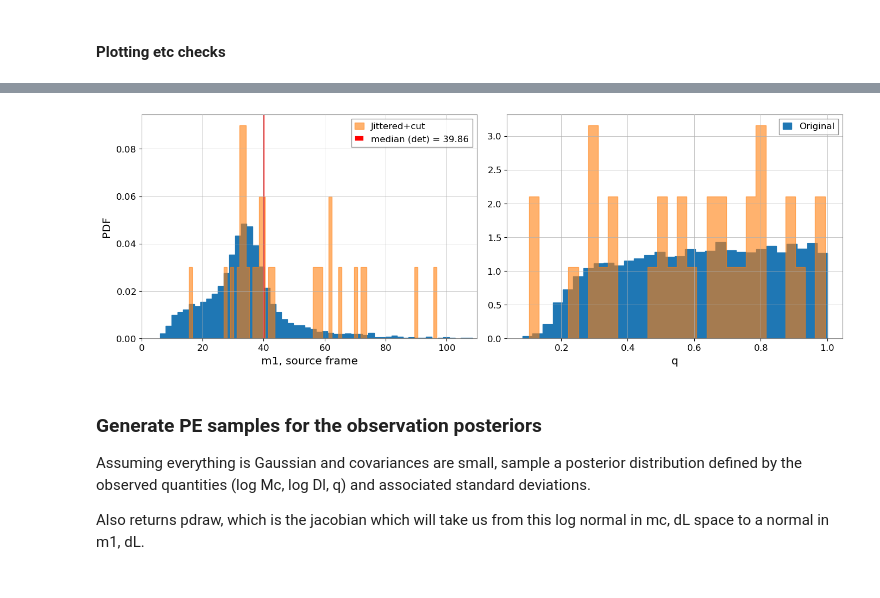
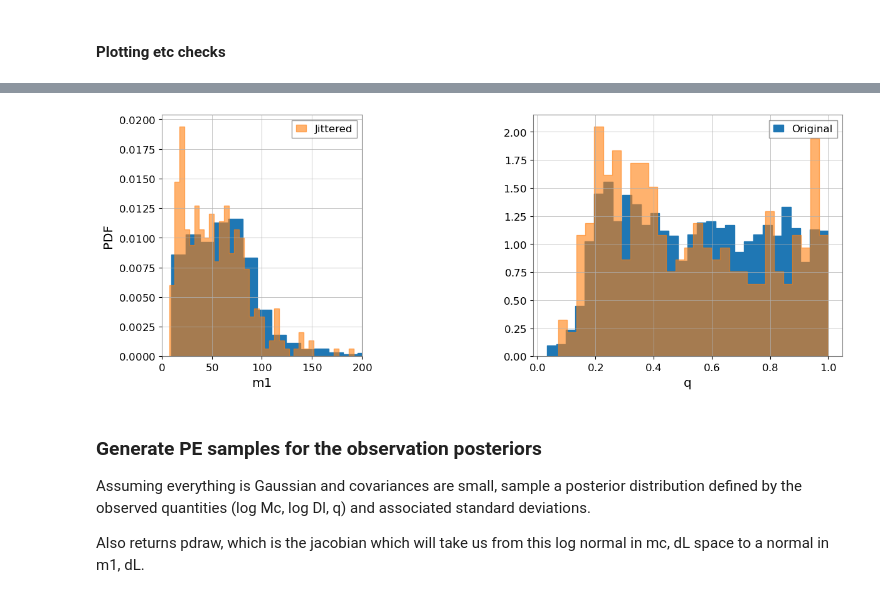
Before and after one commit to abby-moran/GW_pop_cosmo_inference, a Jupyter notebook: src/gen_mock_files.ipynb, the cells around one changed output, grey strips where cells are left out. Cells and saved outputs as stored; diff of their text form; code cells hidden in the pictures.

```diff
--- a/src/gen_mock_files.ipynb
+++ b/src/gen_mock_files.ipynb
@@ -540,6 +683,8 @@ inj_det.to_hdf('data/obs_o3_lin_draw_merr.h5', key='observations')
 # %% [markdown]
 #### Plotting etc checks
 # %%
-df_det = pd.read_hdf("data/obs_o3_lin_draw_merr.h5", key="observations")
-len(df_det)
-df_det['sigma_dl']
+df_det = pd.read_hdf("data/obs_o3_zp1_new.h5", key="observations")
+SNRS_sel=np.loadtxt('LIGO_SNR.txt')
+#SNRS_sel=SNRS_sel[SNRS_sel > detection_threshold].copy()
+#df_inj = pd.read_hdf("mock_injections_o3_nosel.h5", key="true_parameters")
+#df_inj_detd=df_inj[df_inj['SNR'] > detection_threshold].copy()
@@ -646,26 +707,30 @@ plt.show()
 # %%
 plt.figure(figsize=(14, 5))
 
-plt.subplot(1, 2, 1)
-plt.hist(df_inj['m1'], bins=100, histtype='step',fill=True, density=True)
-plt.hist(m1s_obs.astype(float)/(1+df_det['z']), bins=100, histtype='step', density=True, fill=True, alpha=.6, label='Jittered+cut')
-med_detected=np.median(m1s_obs.astype(float)/(1+df_det['z']))
-plt.axvline(med_detected, color='red', label=f'median (det) = {med_detected:.2f}', linewidth=2)
-plt.xlabel("m1, source frame")
+plt.subplot(1, 3, 1)
+plt.hist(df_inj_detd['m1']*(1 + df_inj_detd['z']), bins=50, fill=True, histtype='step', density=True)
+log_q_obs=df_det['log_q_obs'].astype(float)
+q_obs=np.exp(log_q_obs)
+mcs_obs = np.exp(df_det['log_mc_obs'].astype(float))
+m1s_obs = mcs_obs / (q_obs**(3/5)/(1+q_obs)**(1/5))
+m1s_obs=np.array(m1s_obs)
+#m1s_obs=m1s_obs[np.where(m1s_obs<1000)]
+plt.hist(m1s_obs.astype(float), bins=50, histtype='step', fill=True, alpha=0.6, density=True, label='Jittered')
+plt.xlabel("m1")
 plt.ylabel("PDF")
-plt.xlim(0,110)
+plt.xlim(0, 200)
 plt.legend()
 
 plt.subplot(1,2, 2)
-plt.hist(df_inj['q'], bins=30, histtype='step', density=True, fill=True, label='Original')
-plt.hist(df_det['q_obs'].astype(float), bins=30, histtype='step',fill=True, alpha=0.6, density=True)
+plt.hist(df_inj_detd['q'], bins=30, histtype='step', density=True, fill=True, label='Original')
+plt.hist(q_obs, bins=30, histtype='step',fill=True, alpha=0.6, density=True)
 plt.legend()
 
 plt.xlabel("q")
 plt.tight_layout()
 plt.show()
 # %% [output]
-[figure, old version]
+[figure, new version]
 # %% [markdown]
 ### Generate PE samples for the observation posteriors
 
```
Also changed, not shown: parts of 32 cells of this notebook, 3 other files.
